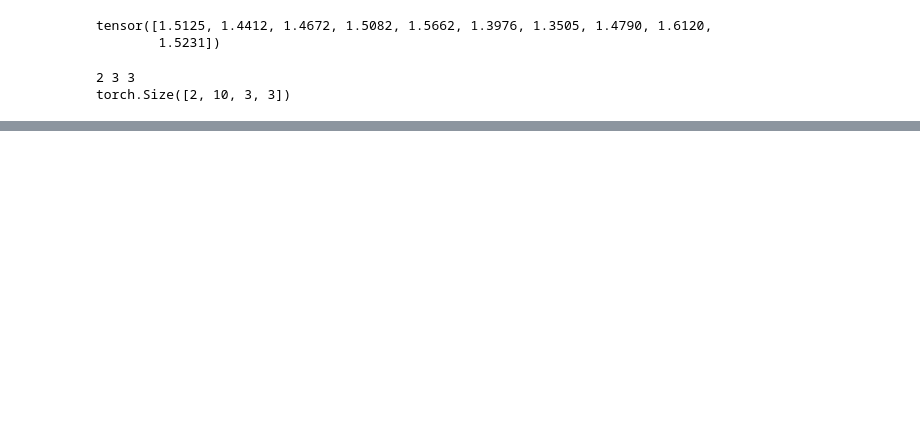
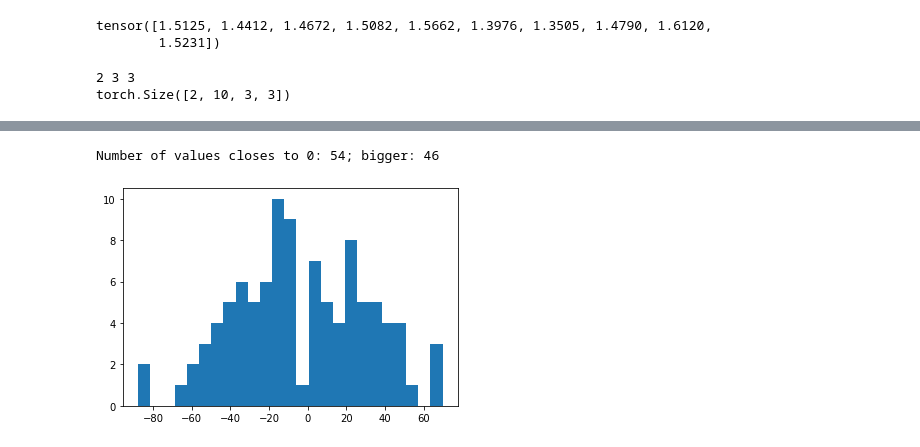
Before and after one commit to SolidusAbi/Sparse, a Jupyter notebook: notebooks/test.ipynb, the cells around one changed output, grey strips where cells are left out. Cells and saved outputs as stored; diff of their text form; code cells hidden in the pictures; blank space fills up the shorter version.

```diff
--- a/notebooks/test.ipynb
+++ b/notebooks/test.ipynb
@@ -125,0 +190,36 @@ torch.Size([2, 10, 3, 3])
+# %%
+# Create random Tensors for weights.
+w1 = torch.randn(D_in, H, device=device, dtype=dtype, requires_grad=True)
+w2 = torch.randn(H, D_out, device=device, dtype=dtype, requires_grad=True)
+
+act = SparseSigmoid(beta=1e-2)
+# act = ReLUWithSparsity(beta=1e-2)
+# act = torch.nn.Sigmoid()
+
+learning_rate = 1e-6
+for t in range(10000):
+    # To apply our Function, we use Function.apply method. We alias this as 'relu'.
+    # act = sparse_relu.apply
+    # relu = original_relu
+
+    # Forward pass: compute predicted y using operations; we compute
+    # ReLU using our custom autograd operation.
+    y_pred = act(x.mm(w1)).mm(w2)
+    # y_pred = relu(x.mm(w1)).mm(w2)
+
+    # Compute and print loss
+    loss = (y_pred - y).pow(2).sum()
+    if t % 100 == 99:
+        print(t, loss.item())
+
+    # Use autograd to compute the backward pass.
+    loss.backward()
+
+    # Update weights using gradient descent
+    with torch.no_grad():
+        w1 -= learning_rate * w1.grad
+        w2 -= learning_rate * w2.grad
+
+        # Manually zero the gradients after updating weights
+        w1.grad.zero_()
+        w2.grad.zero_()
@@ -125,0 +244,14 @@ torch.Size([2, 10, 3, 3])
+# %%
+lz = (x.mm(w1)<=0)[0].sum()
+bz = (x.mm(w1)>0)[0].sum()
+print('Number of values closes to 0: {}; bigger: {}'.format(lz, bz))
+# %% [output]
+Number of values closes to 0: 54; bigger: 46
+# %%
+from matplotlib import pyplot as plt
+
+a = x.mm(w1)[0].cpu()
+plt.hist(a.detach().cpu().numpy(), bins=25)
+plt.show()
+# %% [output]
+[figure, added]
```
Also changed, not shown: parts of 14 cells of this notebook, 11 other files.
